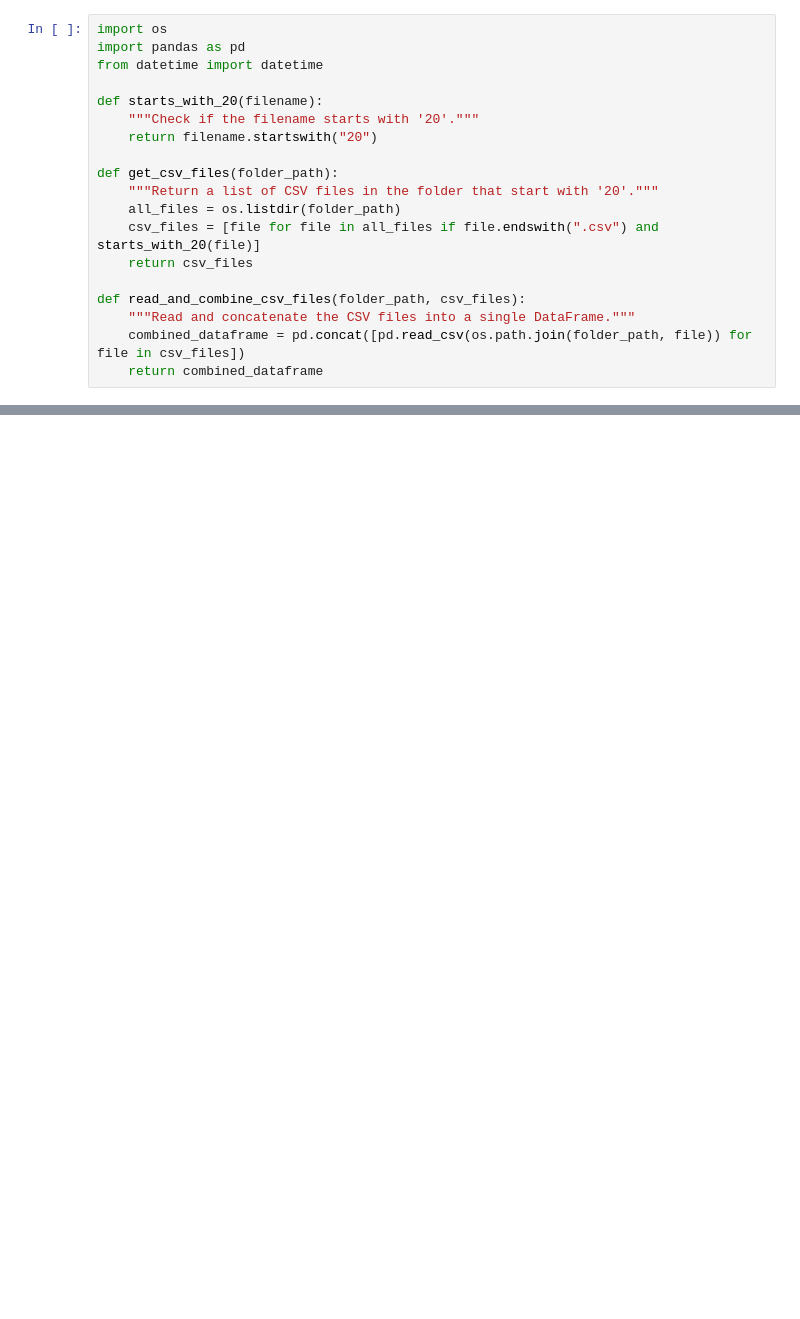
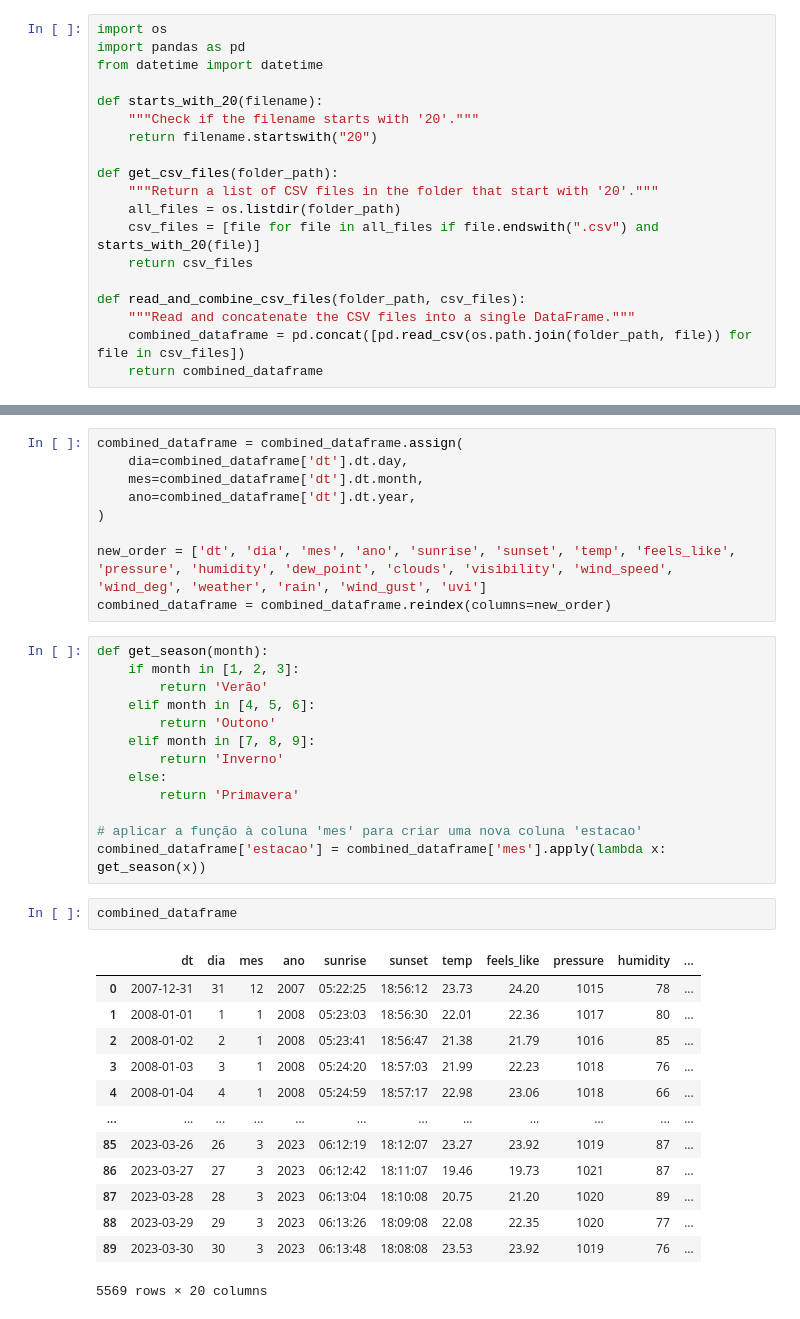
Before and after one commit to gutessitore/WeatherPrediction, a Jupyter notebook: data_pre_processing.ipynb, the cells around one changed output, grey strips where cells are left out. Cells and saved outputs as stored; diff of their text form; blank space fills up the shorter version.

Commit message:
Add Seasons to combined dataframe

```diff
--- a/data_pre_processing.ipynb
+++ b/data_pre_processing.ipynb
@@ -139,0 +140,38 @@ combined_dataframe
+# %%
+combined_dataframe = combined_dataframe.assign(
+    dia=combined_dataframe['dt'].dt.day,
+    mes=combined_dataframe['dt'].dt.month,
+    ano=combined_dataframe['dt'].dt.year,
+)
+
+new_order = ['dt', 'dia', 'mes', 'ano', 'sunrise', 'sunset', 'temp', 'feels_like', 'pressure', 'humidity', 'dew_point', 'clouds', 'visibility', 'wind_speed', 'wind_deg', 'weather', 'rain', 'wind_gust', 'uvi']
+combined_dataframe = combined_dataframe.reindex(columns=new_order)
+# %%
+def get_season(month):
+    if month in [1, 2, 3]:
+        return 'Verão'
+    elif month in [4, 5, 6]:
+        return 'Outono'
+    elif month in [7, 8, 9]:
+        return 'Inverno'
+    else:
+        return 'Primavera'
+
+# aplicar a função à coluna 'mes' para criar uma nova coluna 'estacao'
+combined_dataframe['estacao'] = combined_dataframe['mes'].apply(lambda x: get_season(x))
+# %%
+combined_dataframe
+# %% [output]
+|  | dt | dia | mes | ano | sunrise | sunset | temp | feels_like | pressure | humidity | ... |
+| 0 | 2007-12-31 | 31 | 12 | 2007 | 05:22:25 | 18:56:12 | 23.73 | 24.20 | 1015 | 78 | ... |
+| 1 | 2008-01-01 | 1 | 1 | 2008 | 05:23:03 | 18:56:30 | 22.01 | 22.36 | 1017 | 80 | ... |
+| 2 | 2008-01-02 | 2 | 1 | 2008 | 05:23:41 | 18:56:47 | 21.38 | 21.79 | 1016 | 85 | ... |
+| 3 | 2008-01-03 | 3 | 1 | 2008 | 05:24:20 | 18:57:03 | 21.99 | 22.23 | 1018 | 76 | ... |
+| 4 | 2008-01-04 | 4 | 1 | 2008 | 05:24:59 | 18:57:17 | 22.98 | 23.06 | 1018 | 66 | ... |
+| ... | ... | ... | ... | ... | ... | ... | ... | ... | ... | ... | ... |
+| 85 | 2023-03-26 | 26 | 3 | 2023 | 06:12:19 | 18:12:07 | 23.27 | 23.92 | 1019 | 87 | ... |
+| 86 | 2023-03-27 | 27 | 3 | 2023 | 06:12:42 | 18:11:07 | 19.46 | 19.73 | 1021 | 87 | ... |
+| 87 | 2023-03-28 | 28 | 3 | 2023 | 06:13:04 | 18:10:08 | 20.75 | 21.20 | 1020 | 89 | ... |
+| 88 | 2023-03-29 | 29 | 3 | 2023 | 06:13:26 | 18:09:08 | 22.08 | 22.35 | 1020 | 77 | ... |
+| 89 | 2023-03-30 | 30 | 3 | 2023 | 06:13:48 | 18:08:08 | 23.53 | 23.92 | 1019 | 76 | ... |
+5569 rows × 20 columns
```
Also changed, not shown: parts of 5 cells of this notebook.
